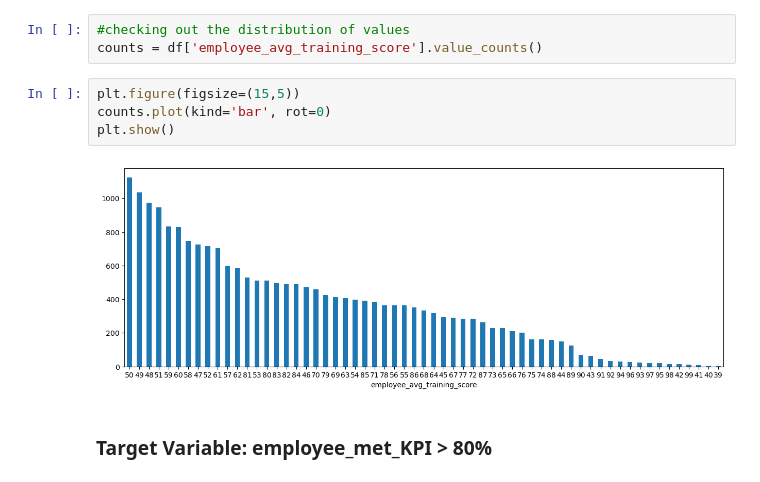
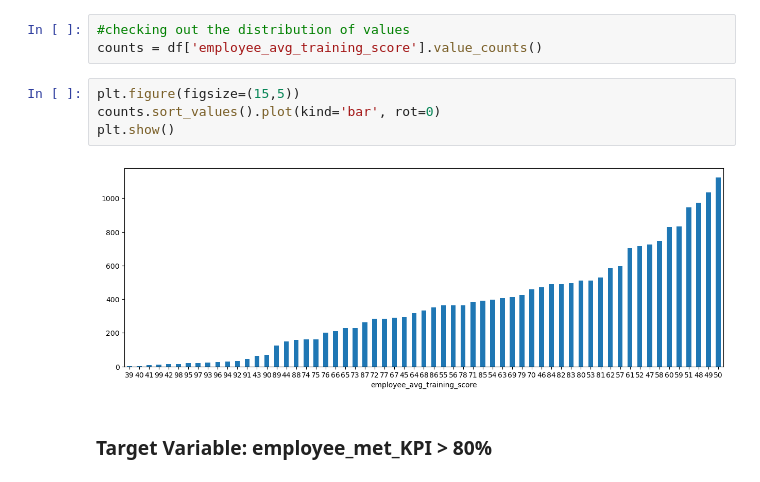
Before and after one commit to DipanshuKakshapati/TFI-_-MENTERNSHIP, a Jupyter notebook: Component_4.ipynb, the cells around one changed output. Cells and saved outputs as stored; diff of their text form.

```diff
--- a/Component_4.ipynb
+++ b/Component_4.ipynb
@@ -326,10 +326,10 @@ plt.show()
 counts = df['employee_avg_training_score'].value_counts()
 # %%
 plt.figure(figsize=(15,5))
-counts.plot(kind='bar', rot=0)
+counts.sort_values().plot(kind='bar', rot=0)
 plt.show()
 # %% [output]
-[figure, old version]
+[figure, new version]
 # %% [markdown]
 ### Target Variable: employee_met_KPI > 80%
 # %%
```
Also changed, not shown: parts of 219 cells of this notebook, 6 other files.
